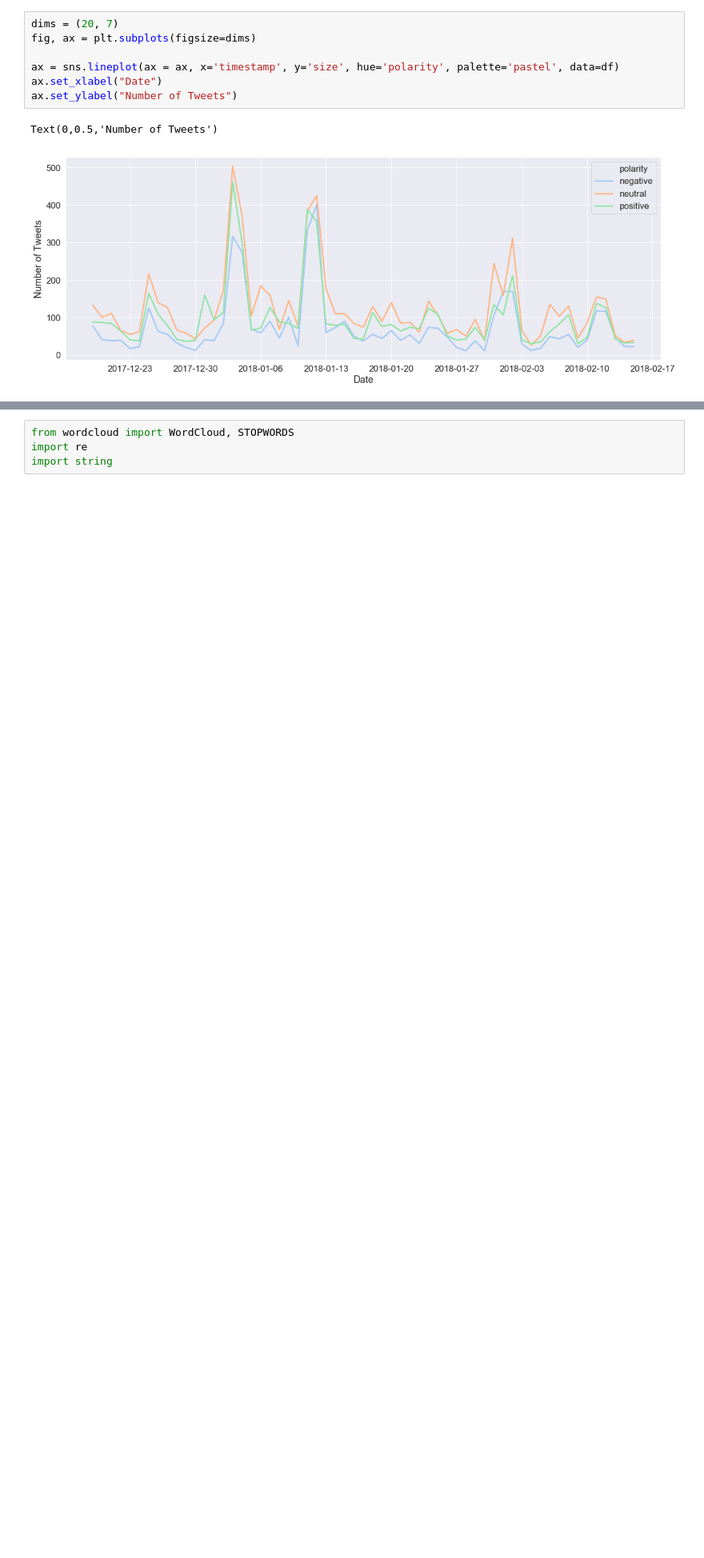
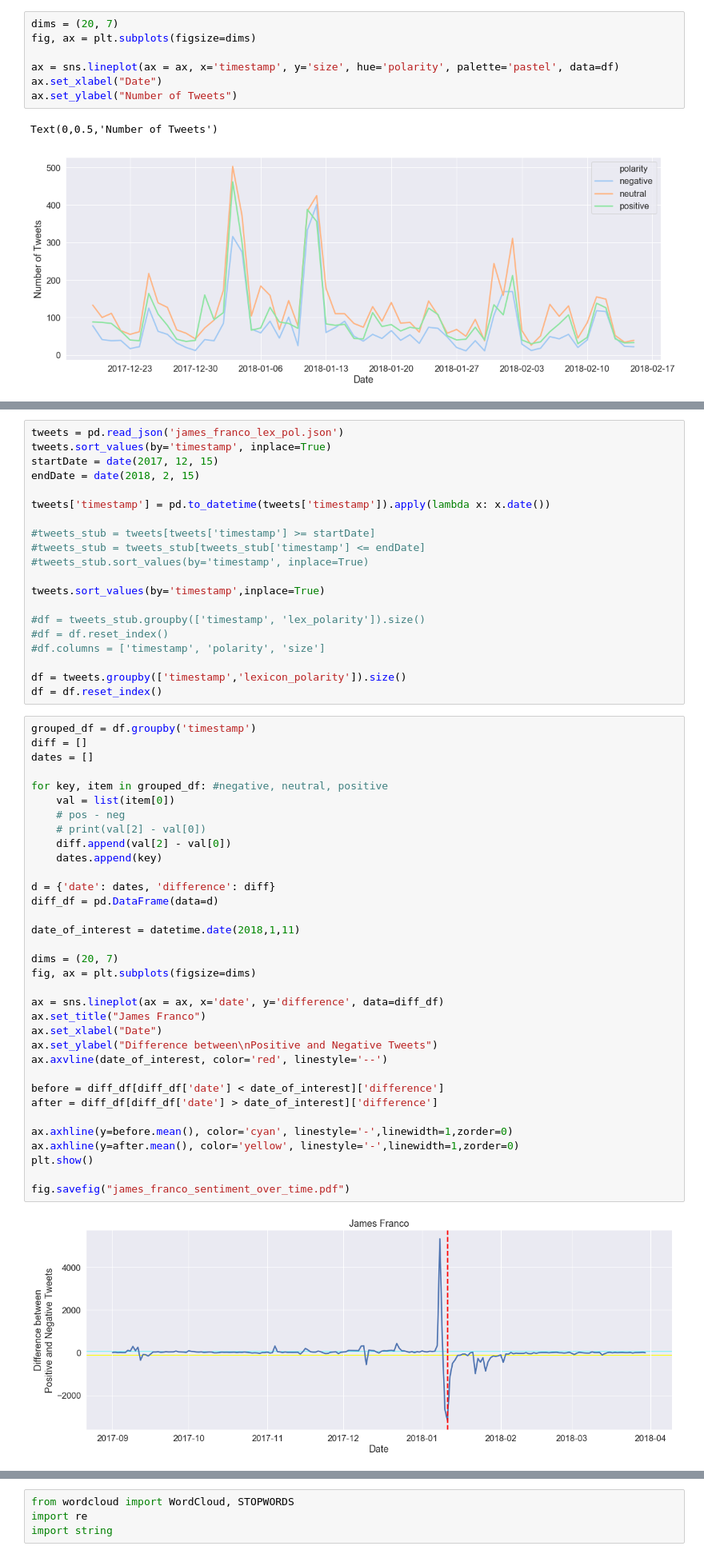
Before and after one commit to Tokkojin/Undergraduate-Honors-Thesis, a Jupyter notebook: detecting twitter moments -> change in public sentiment.ipynb, the cells around one changed output, grey strips where cells are left out. Shown at 80% size. Cells and saved outputs as stored; diff of their text form; blank space fills up the shorter version.

```diff
--- a/detecting twitter moments -> change in public sentiment.ipynb
+++ b/detecting twitter moments -> change in public sentiment.ipynb
@@ -156,0 +221,56 @@ Text(0,0.5,'Number of Tweets')
+# %%
+tweets = pd.read_json('james_franco_lex_pol.json')
+tweets.sort_values(by='timestamp', inplace=True)
+startDate = date(2017, 12, 15)
+endDate = date(2018, 2, 15)
+
+tweets['timestamp'] = pd.to_datetime(tweets['timestamp']).apply(lambda x: x.date())
+
+#tweets_stub = tweets[tweets['timestamp'] >= startDate]
+#tweets_stub = tweets_stub[tweets_stub['timestamp'] <= endDate]
+#tweets_stub.sort_values(by='timestamp', inplace=True)
+
+tweets.sort_values(by='timestamp',inplace=True)
+
+#df = tweets_stub.groupby(['timestamp', 'lex_polarity']).size()
+#df = df.reset_index()
+#df.columns = ['timestamp', 'polarity', 'size']
+
+df = tweets.groupby(['timestamp','lexicon_polarity']).size()
+df = df.reset_index()
+# %%
+grouped_df = df.groupby('timestamp')
+diff = []
+dates = []
+
+for key, item in grouped_df: #negative, neutral, positive
+    val = list(item[0])
+    # pos - neg
+    # print(val[2] - val[0])
+    diff.append(val[2] - val[0])
+    dates.append(key)
+
+d = {'date': dates, 'difference': diff}
+diff_df = pd.DataFrame(data=d)
+
+date_of_interest = datetime.date(2018,1,11)
+
+dims = (20, 7)
+fig, ax = plt.subplots(figsize=dims)
+
+ax = sns.lineplot(ax = ax, x='date', y='difference', data=diff_df)
+ax.set_title("James Franco")
+ax.set_xlabel("Date")
+ax.set_ylabel("Difference between\nPositive and Negative Tweets")
+ax.axvline(date_of_interest, color='red', linestyle='--')
+
+before = diff_df[diff_df['date'] < date_of_interest]['difference']
+after = diff_df[diff_df['date'] > date_of_interest]['difference']
+
+ax.axhline(y=before.mean(), color='cyan', linestyle='-',linewidth=1,zorder=0)
+ax.axhline(y=after.mean(), color='yellow', linestyle='-',linewidth=1,zorder=0)
+plt.show()
+
+fig.savefig("james_franco_sentiment_over_time.pdf")
+# %% [output]
+[figure, added]
```
Also changed, not shown: parts of 10 cells of this notebook, 3 other files.
